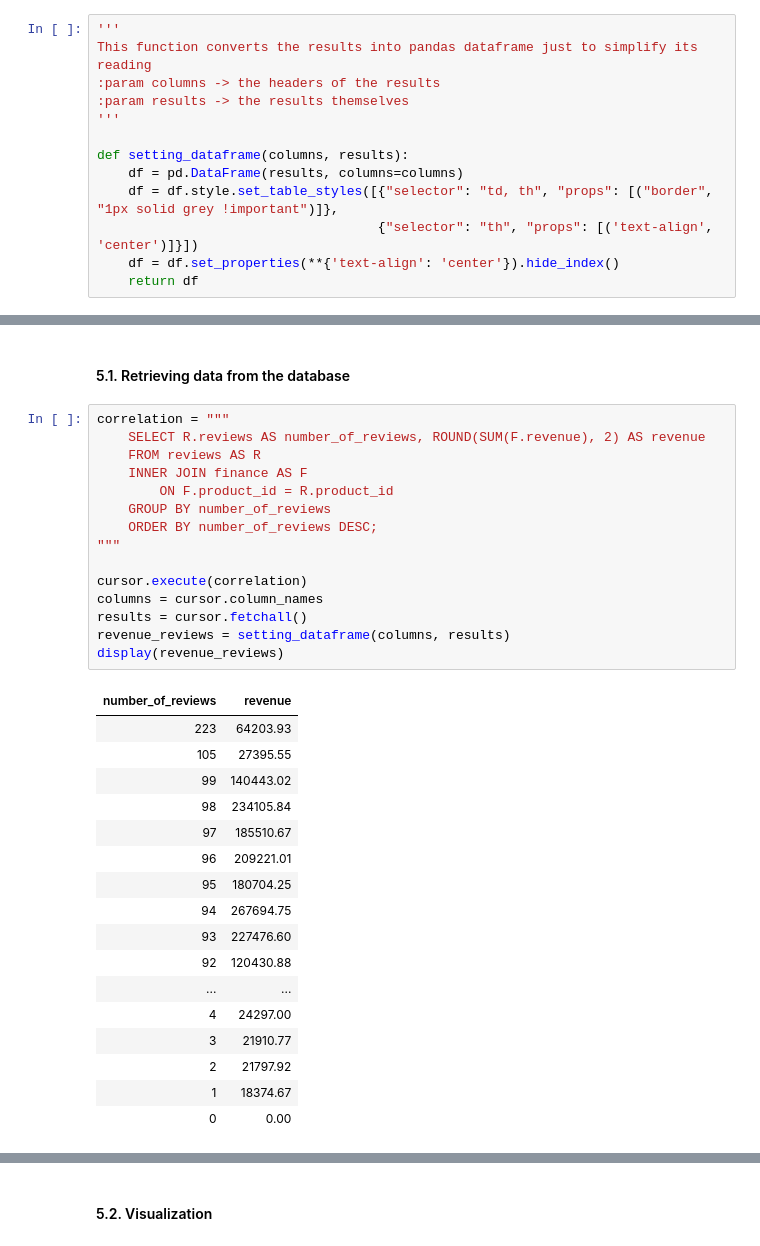
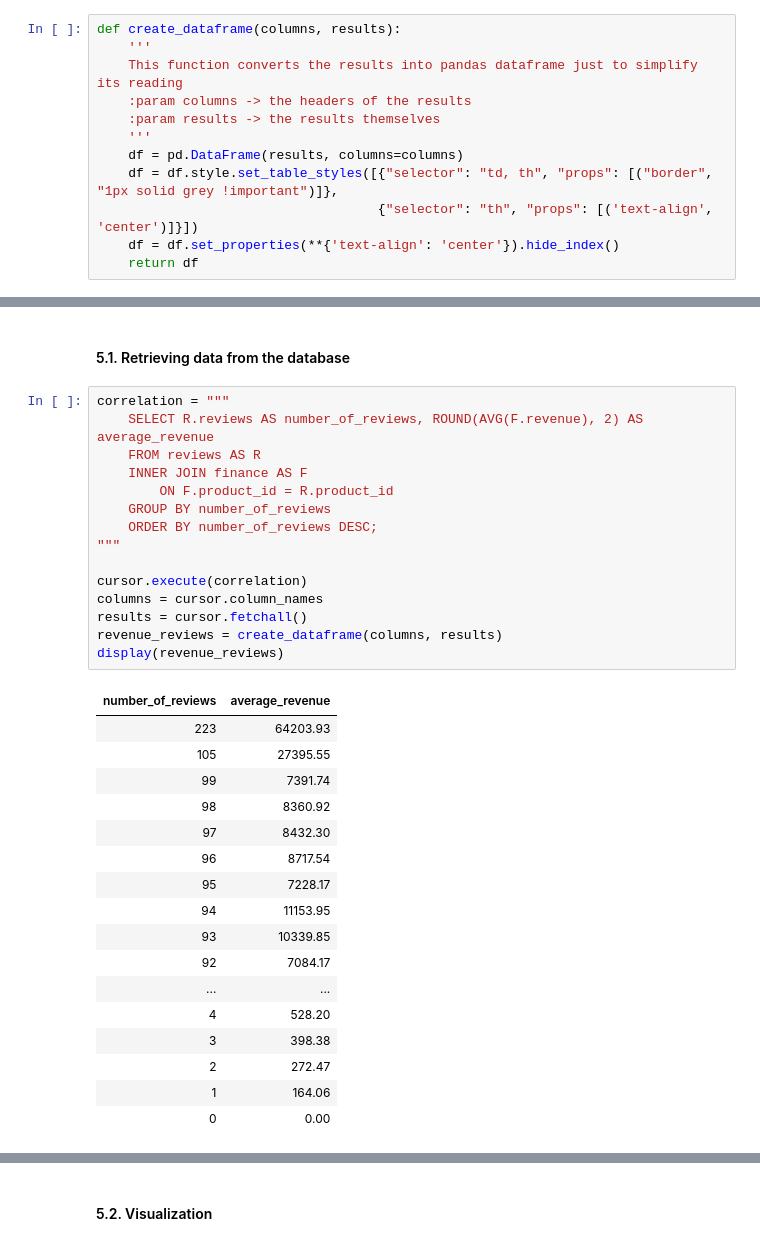
Before and after one commit to mennamamdouh/Optimizing-Online-Sports-Retail-Revenue, a Jupyter notebook: Optimizing Online Sports Retail Revenue.ipynb, the cells around one changed output, grey strips where cells are left out. Drawn from its saved outputs; the diff is of its cells as text.

```diff
--- a/Optimizing Online Sports Retail Revenue.ipynb
+++ b/Optimizing Online Sports Retail Revenue.ipynb
@@ -68,13 +68,12 @@ cursor = connection.cursor()
 # %% [markdown]
 ## 2. Creating some functions that will help through the project ##
 # %%
-'''
-This function converts the results into pandas dataframe just to simplify its reading
-:param columns -> the headers of the results
-:param results -> the results themselves
-'''
-
-def setting_dataframe(columns, results):
+def create_dataframe(columns, results):
+    '''
+    This function converts the results into pandas dataframe just to simplify its reading
+    :param columns -> the headers of the results
+    :param results -> the results themselves
+    '''
     df = pd.DataFrame(results, columns=columns)
     df = df.style.set_table_styles([{"selector": "td, th", "props": [("border", "1px solid grey !important")]},
                                     {"selector": "th", "props": [('text-align', 'center')]}])
@@ -417,36 +412,36 @@ setting_dataframe(columns, results)
 #### 5.1. Retrieving data from the database ####
 # %%
 correlation = """
-    SELECT R.reviews AS number_of_reviews, ROUND(SUM(F.revenue), 2) AS revenue
+    SELECT R.reviews AS number_of_reviews, ROUND(AVG(F.revenue), 2) AS average_revenue
     FROM reviews AS R
     INNER JOIN finance AS F
         ON F.product_id = R.product_id
     GROUP BY number_of_reviews
     ORDER BY number_of_reviews DESC;
 """
 
 cursor.execute(correlation)
 columns = cursor.column_names
 results = cursor.fetchall()
-revenue_reviews = setting_dataframe(columns, results)
+revenue_reviews = create_dataframe(columns, results)
 display(revenue_reviews)
 # %% [output]
-| number_of_reviews | revenue |
+| number_of_reviews | average_revenue |
 | 223 | 64203.93 |
 | 105 | 27395.55 |
-| 99 | 140443.02 |
-| 98 | 234105.84 |
-| 97 | 185510.67 |
-| 96 | 209221.01 |
-| 95 | 180704.25 |
-| 94 | 267694.75 |
-| 93 | 227476.60 |
-| 92 | 120430.88 |
+| 99 | 7391.74 |
+| 98 | 8360.92 |
+| 97 | 8432.30 |
+| 96 | 8717.54 |
+| 95 | 7228.17 |
+| 94 | 11153.95 |
+| 93 | 10339.85 |
+| 92 | 7084.17 |
 | ... | ... |
-| 4 | 24297.00 |
-| 3 | 21910.77 |
-| 2 | 21797.92 |
-| 1 | 18374.67 |
+| 4 | 528.20 |
+| 3 | 398.38 |
+| 2 | 272.47 |
+| 1 | 164.06 |
 | 0 | 0.00 |
 # %%
 # 1. Turn df from styler type to dataframe type as it need to be
```
Also changed, not shown: parts of 39 cells of this notebook.
